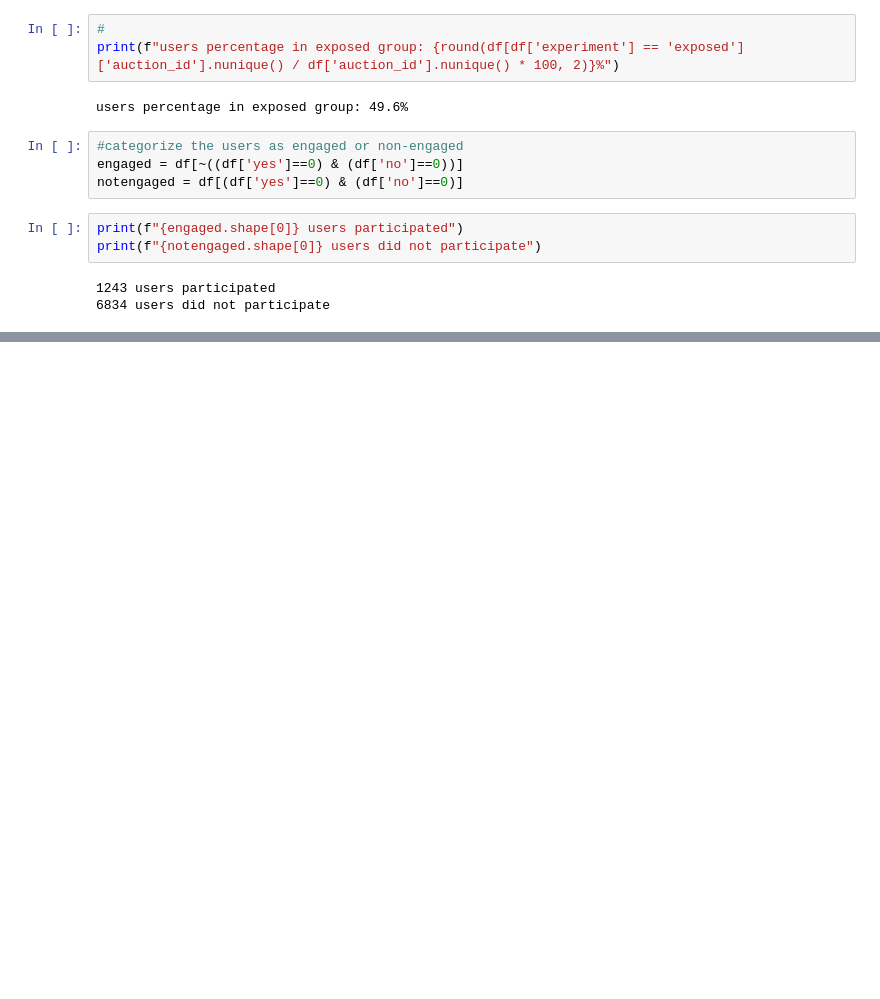
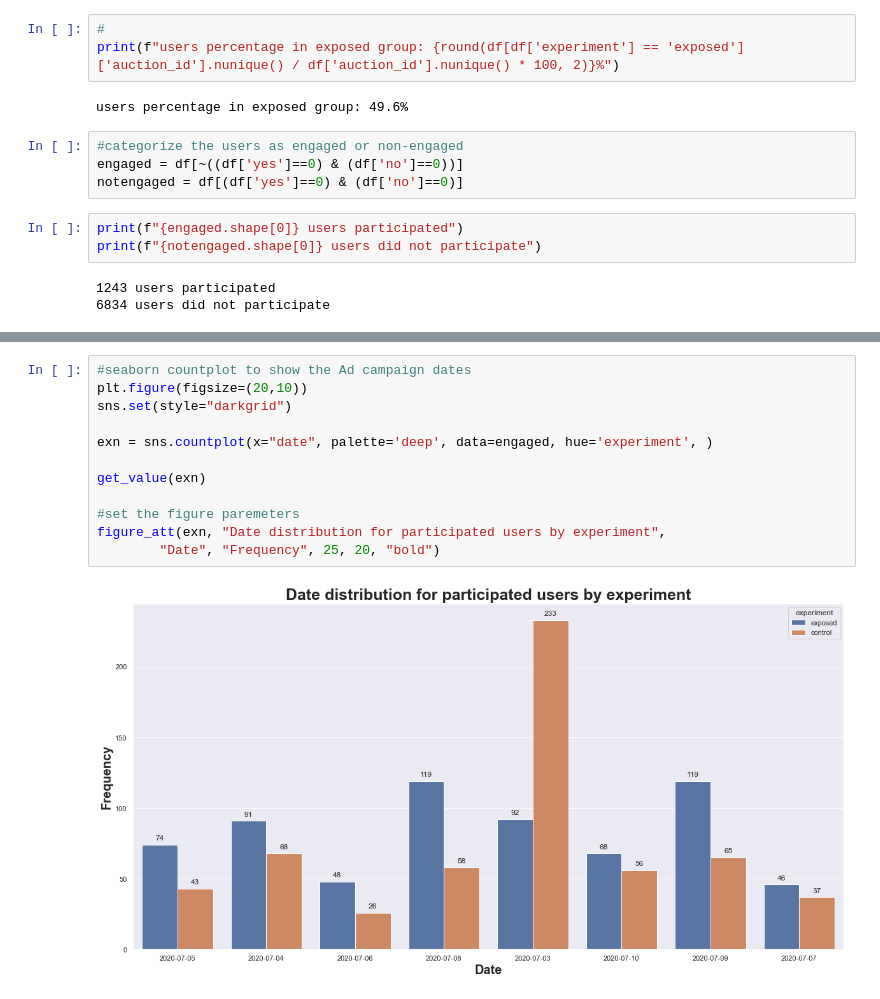
Before and after one commit to yonamg/Ad-campaign-performance, a Jupyter notebook: notebooks/ABtest_Overviews.ipynb, the cells around one changed output, grey strips where cells are left out. Drawn from its saved outputs; the diff is of its cells as text; blank space fills up the shorter version.

```diff
--- a/notebooks/ABtest_Overviews.ipynb
+++ b/notebooks/ABtest_Overviews.ipynb
@@ -232,0 +233,14 @@ figure_att(ax, "showing the users OS", "OS", "Frequency", 25, 20, "bold")
+# %%
+#seaborn countplot to show the Ad campaign dates
+plt.figure(figsize=(20,10))
+sns.set(style="darkgrid")
+
+exn = sns.countplot(x="date", palette='deep', data=engaged, hue='experiment', )
+
+get_value(exn)
+
+#set the figure paremeters
+figure_att(exn, "Date distribution for participated users by experiment",
+        "Date", "Frequency", 25, 20, "bold")
+# %% [output]
+[figure, added]
```
Also changed, not shown: parts of 51 cells of this notebook, 1 other file.
